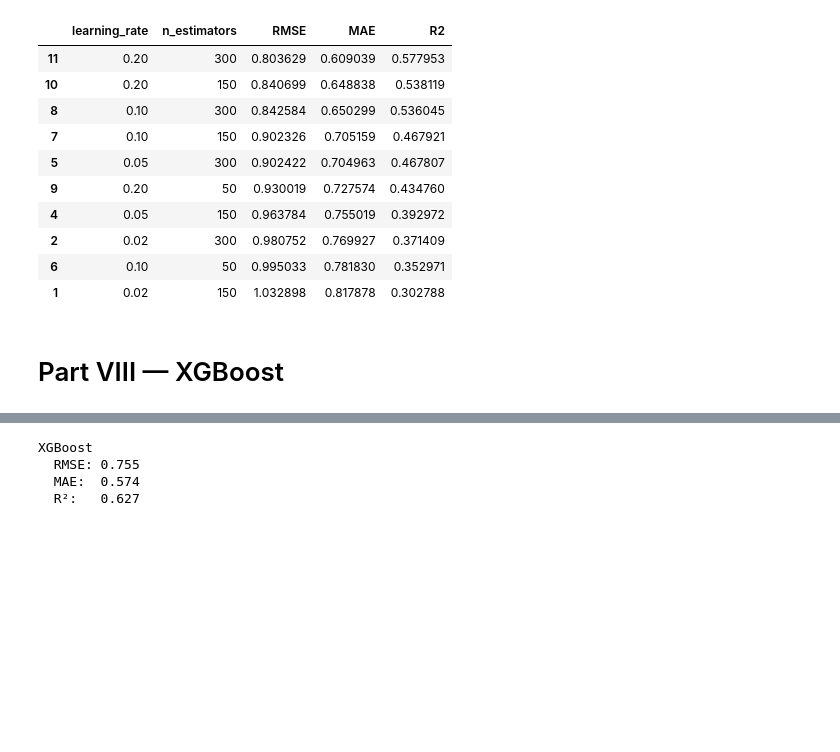
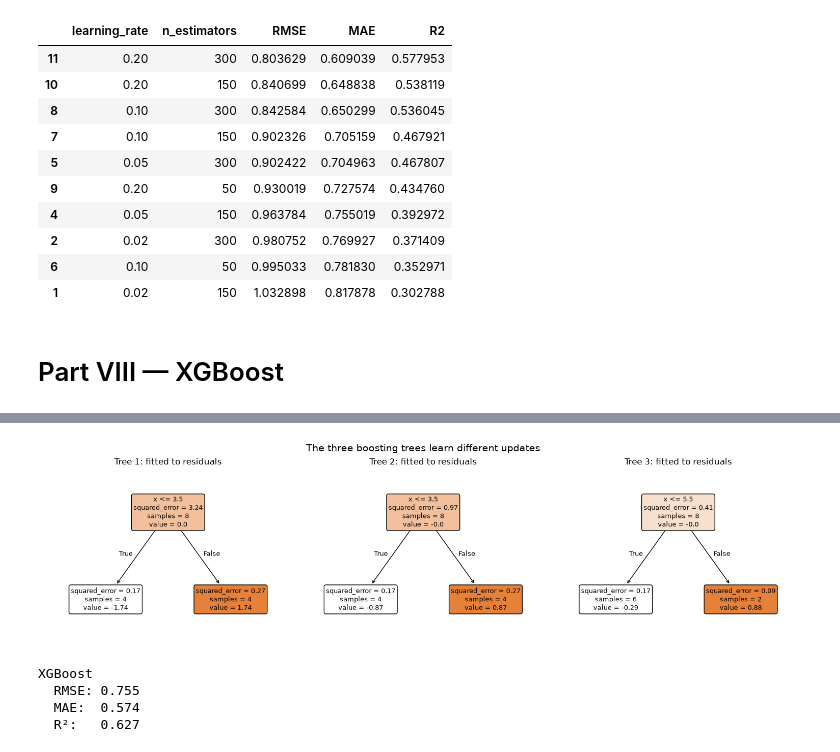
Before and after one commit to mrazzb/KSE_ML_for_bioinformatics, a Jupyter notebook: practicals/week5/Practical_05_Tree_Based_ML_QSAR_template.ipynb, the cells around one changed output, grey strips where cells are left out. Drawn from its saved outputs; the diff is of its cells as text; code cells hidden in the pictures; blank space fills up the shorter version.

```diff
--- a/practicals/week5/Practical_05_Tree_Based_ML_QSAR_template.ipynb
+++ b/practicals/week5/Practical_05_Tree_Based_ML_QSAR_template.ipynb
@@ -916,3 +1028,89 @@ The next cell is guarded because XGBoost is optional and is not needed for the c
+# %%
+x_demo = np.arange(8, dtype=float)
+y_demo = np.array([1.0, 1.4, 1.8, 2.1, 4.4, 4.8, 5.2, 5.8])
+X_demo = x_demo.reshape(-1, 1)
+learning_rate_demo = 0.5
+
+# Start with one constant prediction for every observation.
+predictions_demo = {"F0 (initial)": np.full_like(y_demo, y_demo.mean())}
+negative_gradients_demo = {}
+boosting_trees_demo = []
+current_prediction = predictions_demo["F0 (initial)"].copy()
+
+for tree_number in range(1, 4):
+    negative_gradient = y_demo - current_prediction
+    residual_tree = DecisionTreeRegressor(
+        max_depth=1,
+        min_samples_leaf=2,
+        random_state=RANDOM_STATE + tree_number)
+
+    residual_tree.fit(X_demo, negative_gradient)
+    update = residual_tree.predict(X_demo)
+    current_prediction = current_prediction + learning_rate_demo * update
+
+    negative_gradients_demo[f"before tree {tree_number}"] = negative_gradient.copy()
+    predictions_demo[f"F{tree_number} (after tree {tree_number})"] = current_prediction.copy()
+    boosting_trees_demo.append(residual_tree)
+
+gradient_demo_table = pd.DataFrame({"x": x_demo, "observed_y": y_demo})
+gradient_demo_table = pd.concat(
+    [gradient_demo_table, pd.DataFrame(predictions_demo)], axis=1
+)
+gradient_demo_table = pd.concat(
+    [gradient_demo_table, pd.DataFrame(negative_gradients_demo)], axis=1
+)
+
+prediction_demo = pd.DataFrame({"x": x_demo, "observed y": y_demo, **predictions_demo})
+prediction_demo = prediction_demo.melt(
+    id_vars="x", var_name="series", value_name="value"
+)
+prediction_fig = px.line(
+    prediction_demo,
+    x="x",
+    y="value",
+    color="series",
+    markers=True,
+    title="Three sequential boosting updates improve the prediction",
+    labels={"value": "Target / prediction"},
+)
+prediction_fig.show()
+
+gradient_demo = pd.DataFrame({"sample": x_demo, **negative_gradients_demo})
+gradient_demo = gradient_demo.melt(
+    id_vars="sample", var_name="stage", value_name="negative gradient"
+)
+gradient_fig = px.bar(
+    gradient_demo,
+    x="sample",
+    y="negative gradient",
+    color="stage",
+    barmode="group",
+    title="Each next tree receives the residuals left by the previous trees",
+    labels={"negative gradient": "Negative gradient (residual)"},
+)
+gradient_fig.add_hline(y=0, line_dash="dash", line_color="gray")
+gradient_fig.show()
+
+# Each tree is deliberately shallow so that its different residual target and
+# split can be inspected directly.
+fig, axes = plt.subplots(1, 3, figsize=(15, 4), constrained_layout=True)
+for tree_number, (axis, residual_tree) in enumerate(
+    zip(axes, boosting_trees_demo), start=1
+):
+    plot_tree(
+        residual_tree,
+        ax=axis,
+        feature_names=["x"],
+        filled=True,
+        rounded=True,
+        precision=2,
+        fontsize=9,
+    )
+    axis.set_title(f"Tree {tree_number}: fitted to residuals")
+fig.suptitle("The three boosting trees learn different updates", fontsize=14)
+plt.show()
+# %% [output]
+[figure, added]
 # %%
 from xgboost import XGBRegressor
 
```
Also changed, not shown: parts of 28 cells of this notebook, 5 other files.
